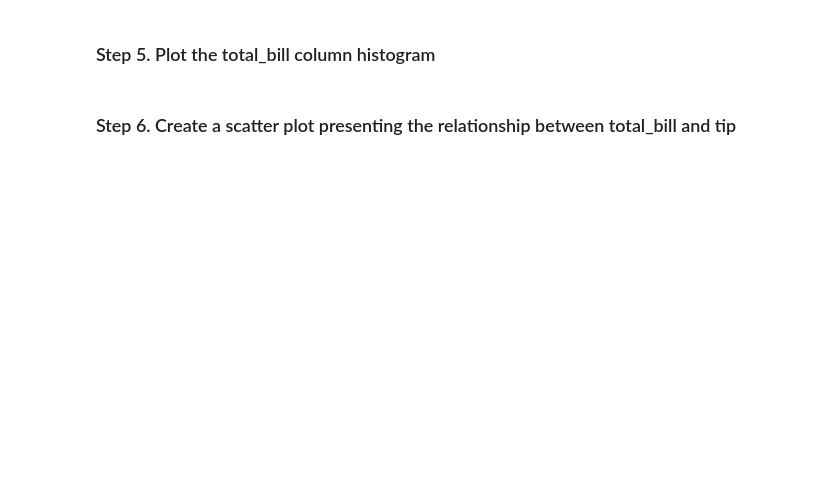
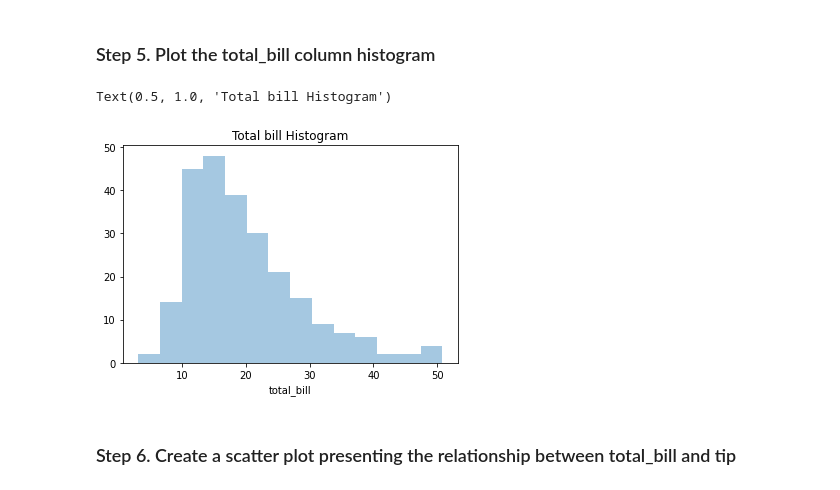
Before and after one commit to Dkepffl/2022-1-ESAA, a Jupyter notebook: Assignment/Assignment0328_tips_Exercises.ipynb, the cells around one changed output. Saved outputs shown, nothing was run; the diff lists cells and outputs as text; code cells hidden in the pictures; blank space fills up the shorter version.

```diff
--- a/Assignment/Assignment0328_tips_Exercises.ipynb
+++ b/Assignment/Assignment0328_tips_Exercises.ipynb
@@ -13,3 +17,6 @@ The dataset being used is tips from Seaborn.
 ### Step 2. Import the dataset from this [address](https://raw.githubusercontent.com/guipsamora/pandas_exercises/master/07_Visualization/Tips/tips.csv).
 # %% [markdown]
 ### Step 3. Assign it to a variable called tips
+# %%
+tips = pd.read_csv('https://raw.githubusercontent.com/guipsamora/pandas_exercises/master/07_Visualization/Tips/tips.csv')
+tips.head()
@@ -16,2 +30,5 @@ The dataset being used is tips from Seaborn.
 # %% [markdown]
 ### Step 4. Delete the Unnamed 0 column
+# %%
+tips.drop('Unnamed: 0', axis = 1, inplace = True)
+tips.head()
@@ -18,4 +42,14 @@ The dataset being used is tips from Seaborn.
 # %% [markdown]
 ### Step 5. Plot the total_bill column histogram
+# %%
+# 기본 틀 생성
+ax = plt.subplots( )
+
+# 히스토그램 그리기
+ax = sns.distplot(tips['total_bill'],kde = False)
+ax.set_title('Total bill Histogram')
+# %% [output]
+Text(0.5, 1.0, 'Total bill Histogram')
+[figure, added]
 # %% [markdown]
 ### Step 6. Create a scatter plot presenting the relationship between total_bill and tip
```
Also changed, not shown: parts of 10 cells of this notebook.
